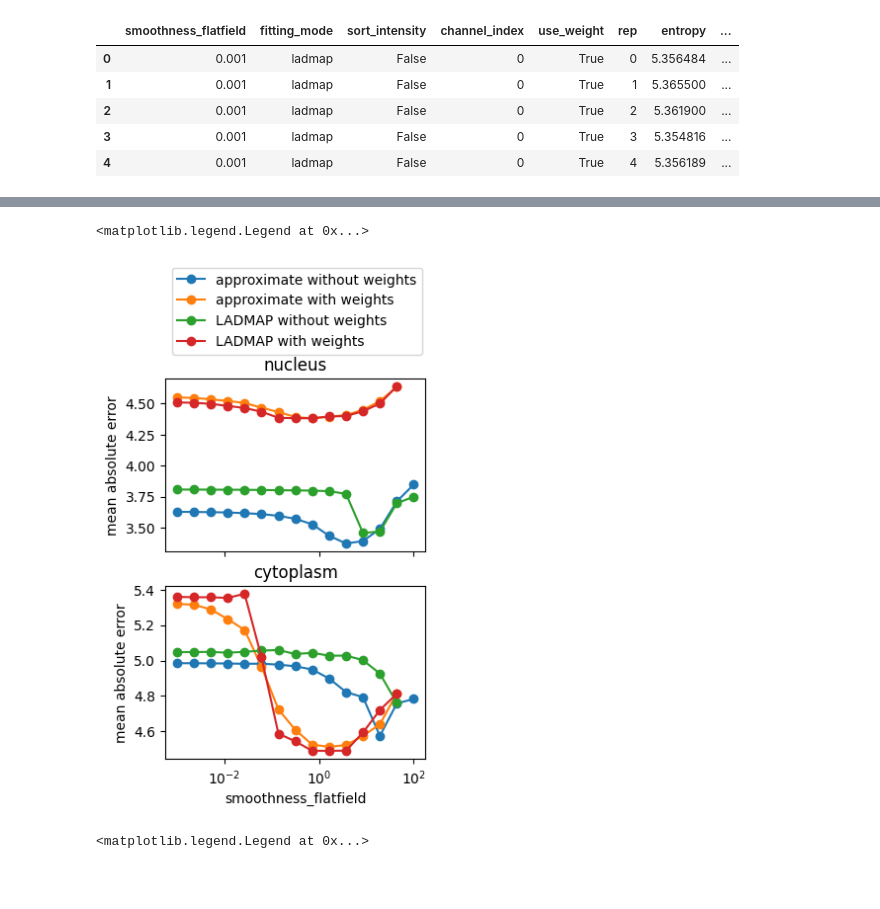
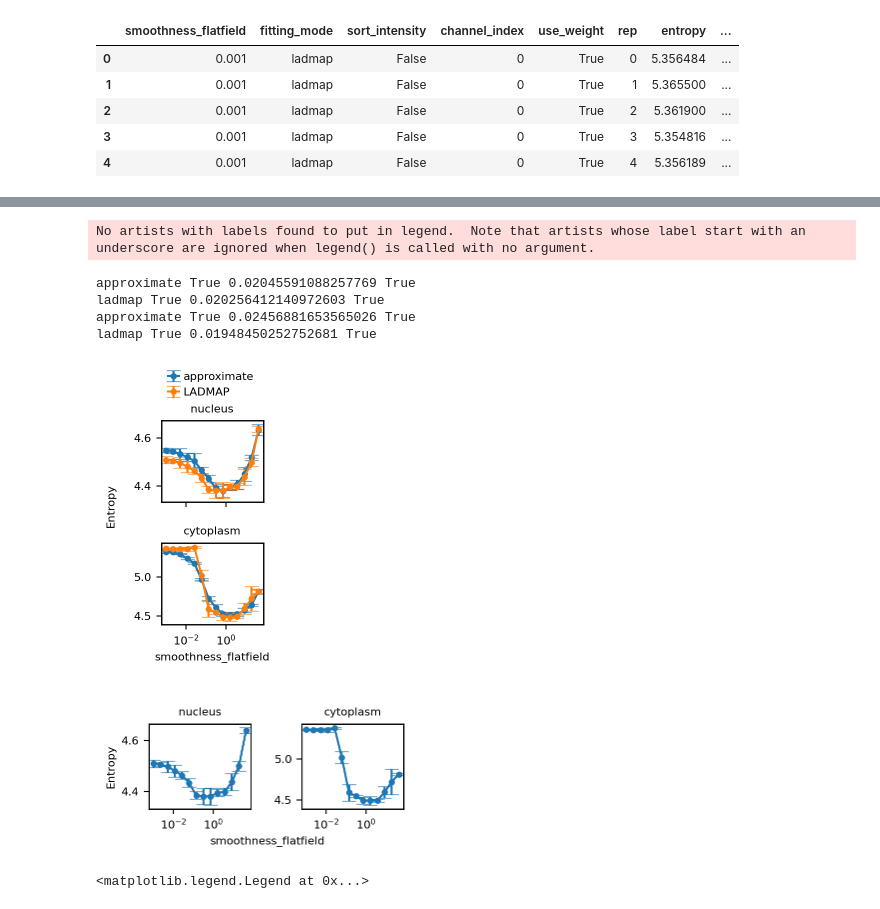
Before and after one commit to yfukai/BaSiCpy, a Jupyter notebook: misc_notebooks/analysis_for_publication/simulated_cells/simulated_cells_benchmark_plot.ipynb, the cells around one changed output, grey strips where cells are left out. Cells and saved outputs as stored; diff of their text form; code cells hidden in the pictures; blank space fills up the shorter version.

```diff
--- a/misc_notebooks/analysis_for_publication/simulated_cells/simulated_cells_benchmark_plot.ipynb
+++ b/misc_notebooks/analysis_for_publication/simulated_cells/simulated_cells_benchmark_plot.ipynb
@@ -46,10 +56,7 @@ Drive already mounted at /content/drive; to attempt to forcibly remount, call dr
 import glob
 
 # file_path = "/content/drive/MyDrive/Colab Notebooks/BaSiCPy-dev/Simulation/simulatedimages/"
-file_path = (
-    "/content/drive/MyDrive/Colab Notebooks/BaSiCPy/Simulated_data/simulatedimages/"
-)
-
+file_path = "./"
 flatfield_true = np.load(
     path.join(file_path, f"flatfield_true.npy"),
 )
@@ -160,33 +249,75 @@ axes[0].legend(loc="lower left", bbox_to_anchor=(0, 1.1))
 # %%
-fig, axes = plt.subplots(2, 1, figsize=(3.4, 5), sharex=True)
-for ax, channel_index in zip(axes, [nuc_channel_idx, cyto_channel_idx]):
+fig, axes = plt.subplots(
+    2, 1, figsize=(3.4 / 2, 3.4), sharex=True, gridspec_kw=dict(hspace=0.5)
+)
+fig2, axes2 = plt.subplots(
+    1, 2, figsize=(3.4, 3.4 / 2), sharex=True, gridspec_kw=dict(hspace=0.5, wspace=0.5)
+)
+for ax, ax2, channel_index in zip(axes, axes2, [nuc_channel_idx, cyto_channel_idx]):
     df = parameters_df_wo_darks[channel_index].query(
-        f"sort_intensity==False and channel_index=={channel_index}"
+        f"sort_intensity==False and channel_index=={channel_index} and use_weight==True"
     )
     df = (
         df.groupby(["fitting_mode", "use_weight", "smoothness_flatfield"])
         .agg(["mean", "std"])
         .reset_index()
     )
     for (fitting_mode, use_weight), grp in df.groupby(["fitting_mode", "use_weight"]):
+        xs = grp["smoothness_flatfield"]
+        ys = grp["entropy"]["mean"]
+        yerrs = grp["entropy"]["std"] * 2
         ax.errorbar(
-            grp["smoothness_flatfield"],
-            grp["entropy"]["mean"],
-            # grp["autotune_cost"]["std"]*2,
+            xs,
+            ys,
+            yerrs,
             fmt="o-",
-            label=f"{'LADMAP' if fitting_mode=='ladmap' else 'approximate'} {'with' if use_weight else 'without'} weights",
+            label=f"{'LADMAP' if fitting_mode=='ladmap' else 'approximate'}",
         )
-        # ax.set_ylim(4,5)
-        ax.set_xscale("log")
-    ax.set_ylabel("mean absolute error")
-    ax.set_title(
-        {nuc_channel_idx: "nucleus", cyto_channel_idx: "cytoplasm"}[channel_index]
-    )
+        if fitting_mode == "ladmap":
+            ax2.errorbar(
+                xs,
+                ys,
+                yerrs,
+                fmt="o-",
+                # label=f"{'with' if use_weight else 'without'} weights",
+            )
+        min_val = min(grp["mean_abs_error"]["mean"])
+        print(fitting_mode, use_weight, min_val, min_val < 3e-2)
+    for _ax in [ax, ax2]:
+        _ax.set_xscale("log")
+        # _ax.set_yscale("log")
+        # _ax.set_ylim(0,None)
+        _ax.set_title(
+            {nuc_channel_idx: "nucleus", cyto_channel_idx: "cytoplasm"}[channel_index]
+        )
+    # ax.axhline(2e-2)
+fig.supylabel("Entropy", x=0.025, fontsize=8.0)
+axes2[0].set_ylabel("Entropy", x=-0.2)
 axes[1].set_xlabel("smoothness_flatfield")
-axes[0].legend(loc="lower left", bbox_to_anchor=(0, 1.1))
+fig2.supxlabel("smoothness_flatfield", fontsize=8.0, y=0.025, x=0.55)
+
+axes[0].legend(loc="lower left", bbox_to_anchor=(0.0, 1.2), handletextpad=0.4)
+axes2[0].legend(
+    loc="lower left",
+    bbox_to_anchor=(0.0, 1.2),
+    handletextpad=0.4,
+    ncols=2,
+    columnspacing=0.5,
+)
+
+fig.subplots_adjust(left=0.35, right=0.95, top=0.75, bottom=0.15)
+fig2.subplots_adjust(left=0.2, right=0.95, top=0.75, bottom=0.25)
+
+save_and_copy_fig(fig, "figS_simulated_images_flatfield_entropy_all")
+save_and_copy_fig(fig2, "fig2c_simulated_images_flatfield_entropy")
 # %% [output]
-<matplotlib.legend.Legend at 0x...>
+No artists with labels found to put in legend.  Note that artists whose label start with an underscore are ignored when legend() is called with no argument.
+approximate True 0.02045591088257769 True
+ladmap True 0.020256412140972603 True
+approximate True 0.02456881653565026 True
+ladmap True 0.01948450252752681 True
-[figure, old version]
+[figure, new version]
+[figure, added]
 # %%
 fig, axes = plt.subplots(2, 1, figsize=(3.4, 5), sharex=True)
 for ax, channel_index in zip(axes, [nuc_channel_idx, cyto_channel_idx]):
```
Also changed, not shown: parts of 9 cells of this notebook, 8 other files.
